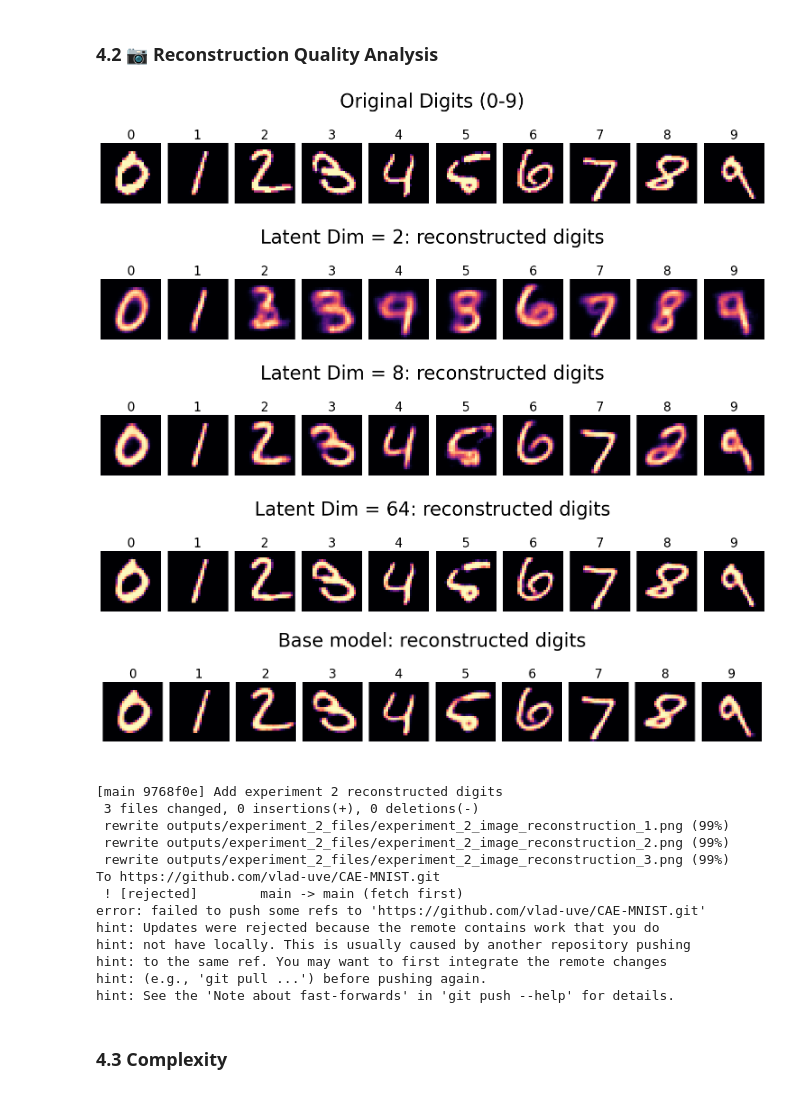
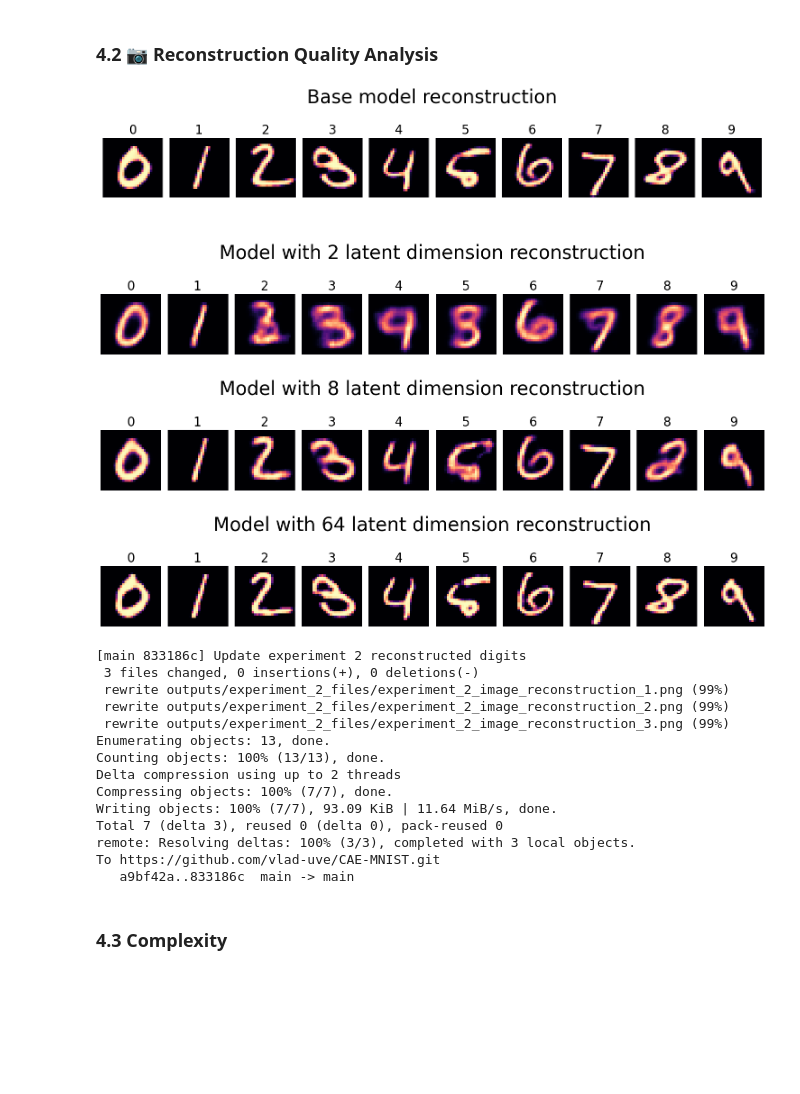
Before and after one commit to vlad-uve/CAE-MNIST, a Jupyter notebook: notebooks/CAE_experiment_2(latent_dim).ipynb, the cells around one changed output. Saved outputs shown, nothing was run; the diff lists cells and outputs as text; code cells hidden in the pictures; blank space fills up the shorter version.

```diff
--- a/notebooks/CAE_experiment_2(latent_dim).ipynb
+++ b/notebooks/CAE_experiment_2(latent_dim).ipynb
@@ -356,48 +352,48 @@ experiment_2_reconstructions=get_experiment_reconstructions(experiment_2_models,
 # %%
 # display reconsructions from baseline model
 display(Image(filename='/content/CAE-MNIST/outputs/base_model_files/base_image_reconstruction.png'))
 print('\n')
 
 # display reconstructions from experiment
 experiment_2_reconstruction_figures = plot_experiment_reconstructions(
     experiment_2_reconstructions,
     sample_labels,
     title_list=[
-        'Latent Dim = 2:',
-        'Latent Dim = 8:',
-        'Latent Dim = 64:'
+        'Model with 2 latent dimension',
+        'Model with 8 latent dimension',
+        'Model with 64 latent dimension'
     ]
     )
 
 for idx, fig in enumerate(experiment_2_reconstruction_figures):
   fig.savefig(f"CAE-MNIST/outputs/experiment_2_files/experiment_2_image_reconstruction_{idx+1}.png")
 # %% [output]
-[figure, old version]
+[figure, new version]
-[figure, old version]
+[figure, new version]
-[figure, old version]
+[figure, new version]
-[figure, old version]
+[figure, new version]
-[figure, removed]
 # %%
 #manually add and push experiment 2 reconstruction images to Git repository
 for idx, _ in enumerate(experiment_2_reconstruction_figures):
   !git -C /content/CAE-MNIST add outputs/experiment_2_files/experiment_2_image_reconstruction_{idx+1}.png
 
-!git -C /content/CAE-MNIST commit -m "Add experiment 2 reconstructed digits"
+!git -C /content/CAE-MNIST commit -m "Update experiment 2 reconstructed digits"
 !git -C /content/CAE-MNIST push origin main
 # %% [output]
-[main 9768f0e] Add experiment 2 reconstructed digits
+[main 833186c] Update experiment 2 reconstructed digits
  3 files changed, 0 insertions(+), 0 deletions(-)
  rewrite outputs/experiment_2_files/experiment_2_image_reconstruction_1.png (99%)
  rewrite outputs/experiment_2_files/experiment_2_image_reconstruction_2.png (99%)
  rewrite outputs/experiment_2_files/experiment_2_image_reconstruction_3.png (99%)
+Enumerating objects: 13, done.
+Counting objects: 100% (13/13), done.
+Delta compression using up to 2 threads
+Compressing objects: 100% (7/7), done.
+Writing objects: 100% (7/7), 93.09 KiB | 11.64 MiB/s, done.
+Total 7 (delta 3), reused 0 (delta 0), pack-reused 0
+remote: Resolving deltas: 100% (3/3), completed with 3 local objects.
 To https://github.com/vlad-uve/CAE-MNIST.git
- ! [rejected]        main -> main (fetch first)
-error: failed to push some refs to 'https://github.com/vlad-uve/CAE-MNIST.git'
-hint: Updates were rejected because the remote contains work that you do
-hint: not have locally. This is usually caused by another repository pushing
-hint: to the same ref. You may want to first integrate the remote changes
-hint: (e.g., 'git pull ...') before pushing again.
-hint: See the 'Note about fast-forwards' in 'git push --help' for details.
+   a9bf42a..833186c  main -> main
 # %% [markdown]
 ### 4.3 Complexity
 # %%
```
Also changed, not shown: parts of 18 cells of this notebook.
